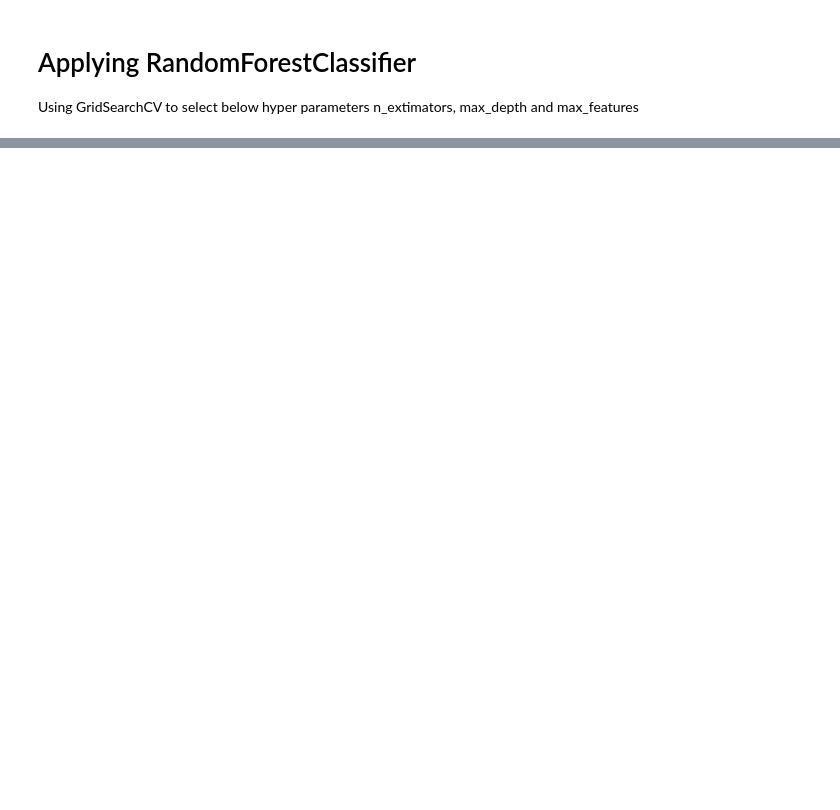
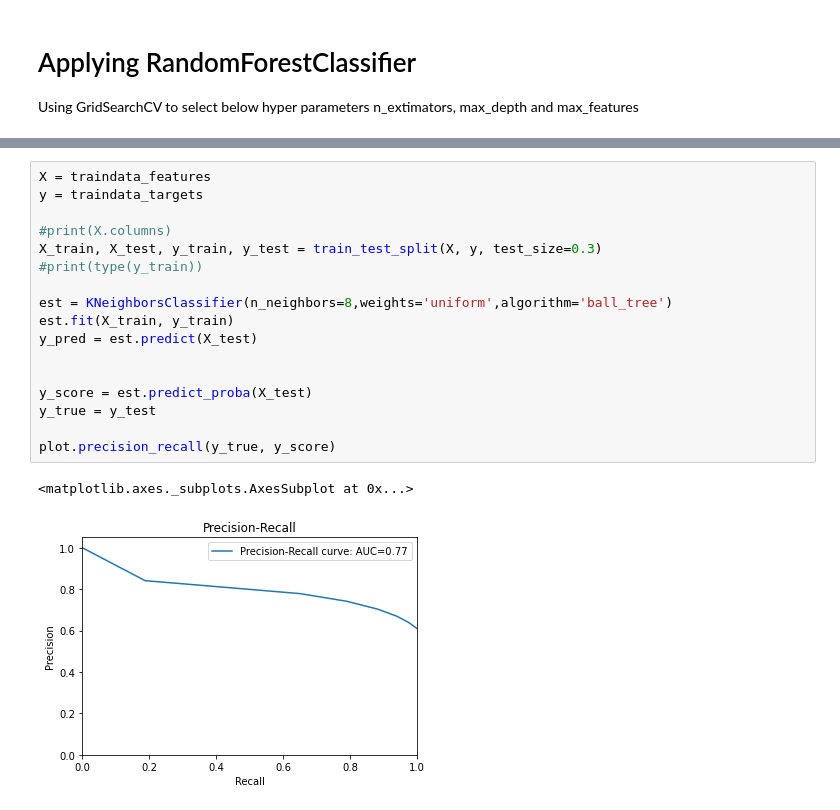
Before and after one commit to BaruaSourav/Model-Selection-process-for-a-Binary-Classification-Problem, a Jupyter notebook: A3_notebook.ipynb, the cells around one changed output, grey strips where cells are left out. Drawn from its saved outputs; the diff is of its cells as text; blank space fills up the shorter version.

```diff
--- a/A3_notebook.ipynb
+++ b/A3_notebook.ipynb
@@ -355,0 +342,20 @@ Grid scores on development set:
+# %%
+X = traindata_features
+y = traindata_targets
+
+#print(X.columns)
+X_train, X_test, y_train, y_test = train_test_split(X, y, test_size=0.3)
+#print(type(y_train))
+
+est = KNeighborsClassifier(n_neighbors=8,weights='uniform',algorithm='ball_tree')
+est.fit(X_train, y_train)
+y_pred = est.predict(X_test)
+
+
+y_score = est.predict_proba(X_test)
+y_true = y_test
+
+plot.precision_recall(y_true, y_score)
+# %% [output]
+<matplotlib.axes._subplots.AxesSubplot at 0x...>
+[figure, added]
```
Also changed, not shown: parts of 12 cells of this notebook.
